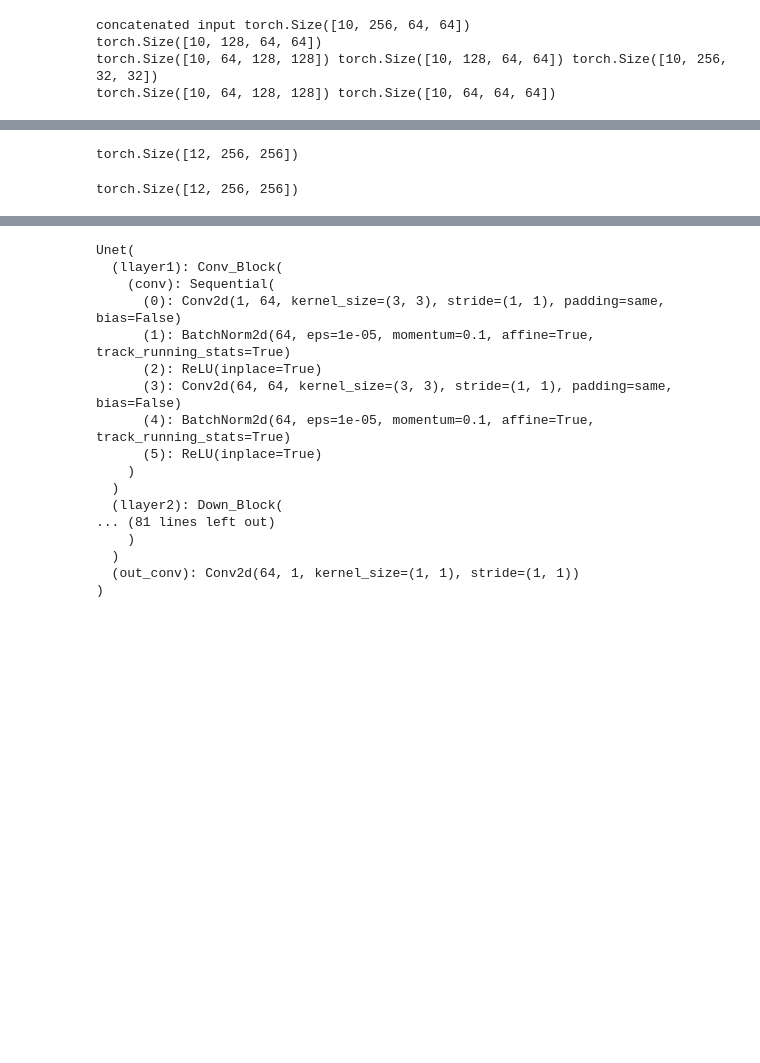
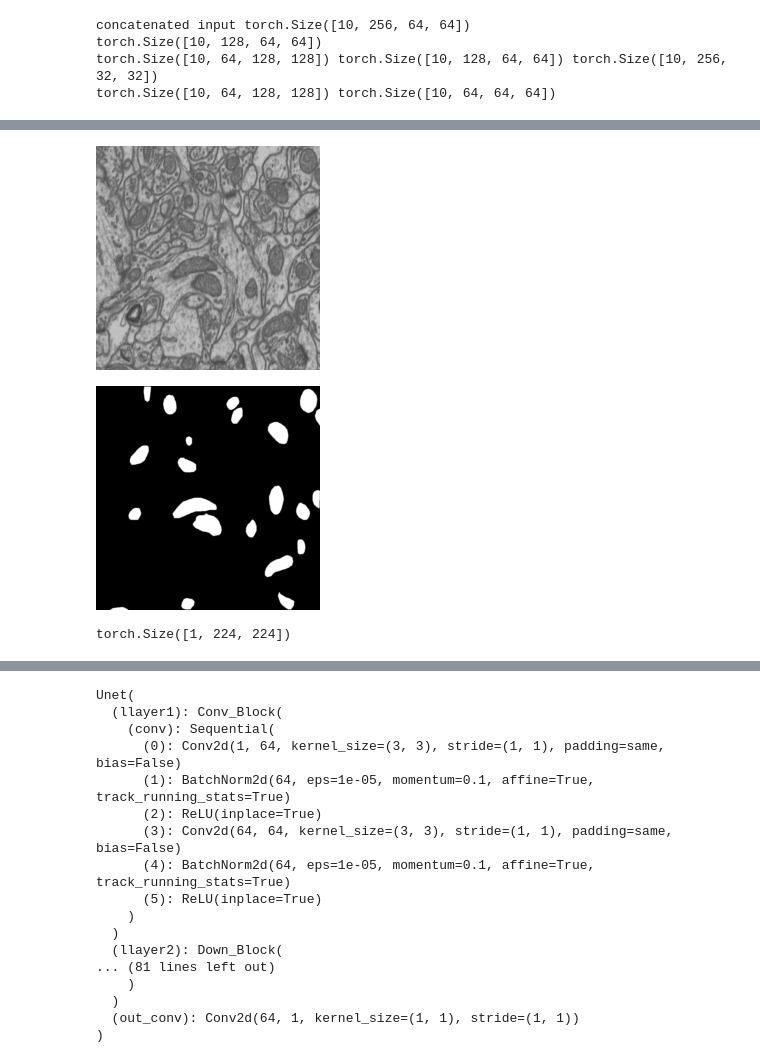
Before and after one commit to JacksonMHoke/diffusion_project, a Jupyter notebook: playground.ipynb, the cells around one changed output, grey strips where cells are left out. Drawn from its saved outputs; the diff is of its cells as text; code cells hidden in the pictures; blank space fills up the shorter version.

```diff
--- a/playground.ipynb
+++ b/playground.ipynb
@@ -315,19 +315,0 @@ test_truth=transforms.functional.to_tensor(test_truth)
-# %%
-# splits image into 12 parts and returns list of tensors with the contents of each image
-def split_image(im, shape=(3, 4)):
-    n=im.shape[1]//shape[0]
-    m=im.shape[2]//shape[1]
-    return torch.cat([im[:, x:x+n, y:y+m] for x in range(0, im.shape[1], n) for y in range(0, im.shape[2], m)], dim=0)
-
-split=split_image(train, shape=(3, 4))
-print(split.shape)
-# %% [output]
-torch.Size([12, 256, 256])
-# %%
-train=split_image(train, shape=(3,4))
-train_truth=split_image(train_truth, shape=(3,4))
-test=split_image(test, shape=(3,4))
-test_truth=split_image(test_truth, shape=(3,4))
-train.shape
-# %% [output]
-torch.Size([12, 256, 256])
@@ -340,0 +316,21 @@ test_truth=torch.reshape(test_truth, tuple(train.shape))
+# %%
+# loading testing dataset for UNET
+from PIL import Image
+
+transform = transforms.Compose([
+    transforms.Resize((224, 224)),  # Resize images to a consistent size
+    transforms.Grayscale(num_output_channels=1),
+    transforms.ToTensor(),            # Convert images to PyTorch tensors
+])
+
+mitochon_source=datasets.ImageFolder(root='mitochondria/images', transform=transform)
+mitochon_truth=datasets.ImageFolder(root='mitochondria/masks', transform=transform)
+
+display(tensorToImage(mitochon_source[0][0], lambda x: x))
+display(tensorToImage(mitochon_truth[0][0], lambda x: x))
+
+print(mitochon_source[0][0].shape)
+# %% [output]
+[figure, added]
+[figure, added]
+torch.Size([1, 224, 224])
```
Also changed, not shown: parts of 30 cells of this notebook, 12 other files.
